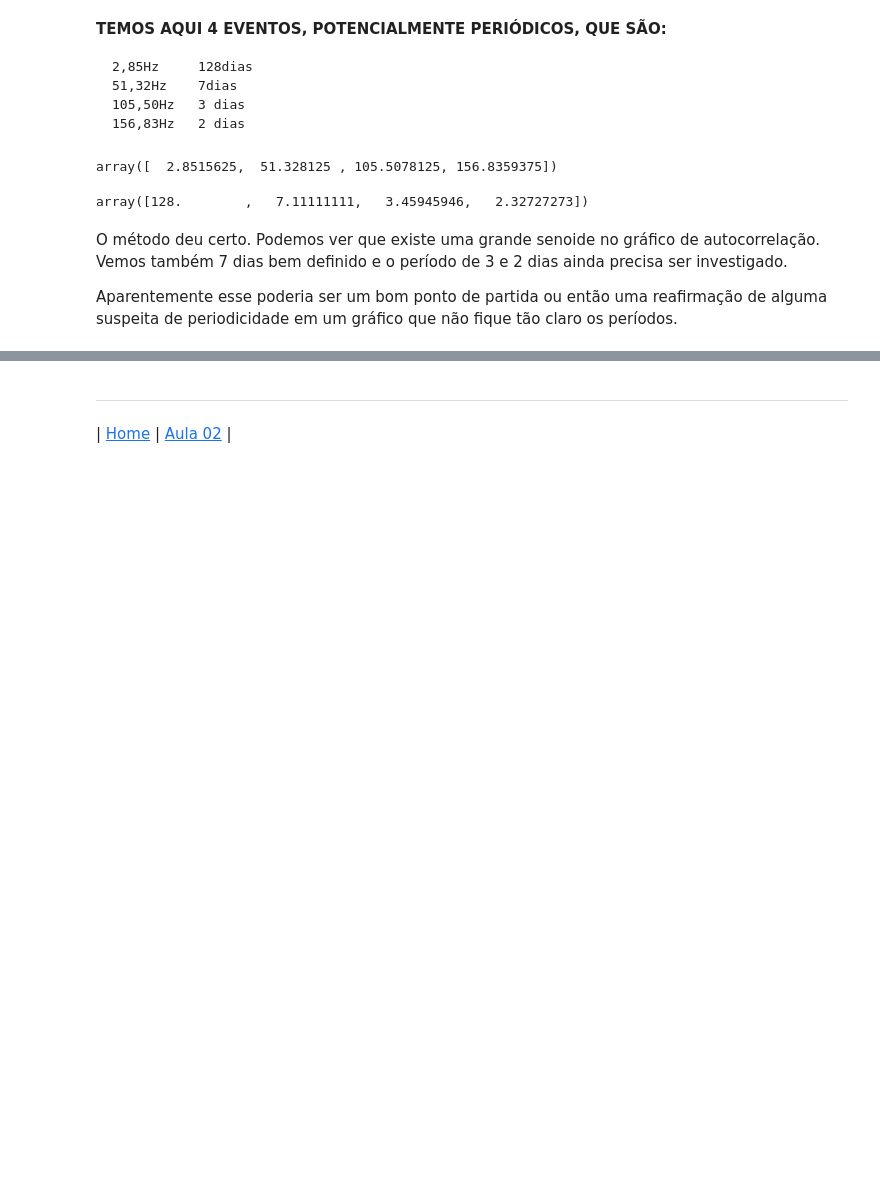
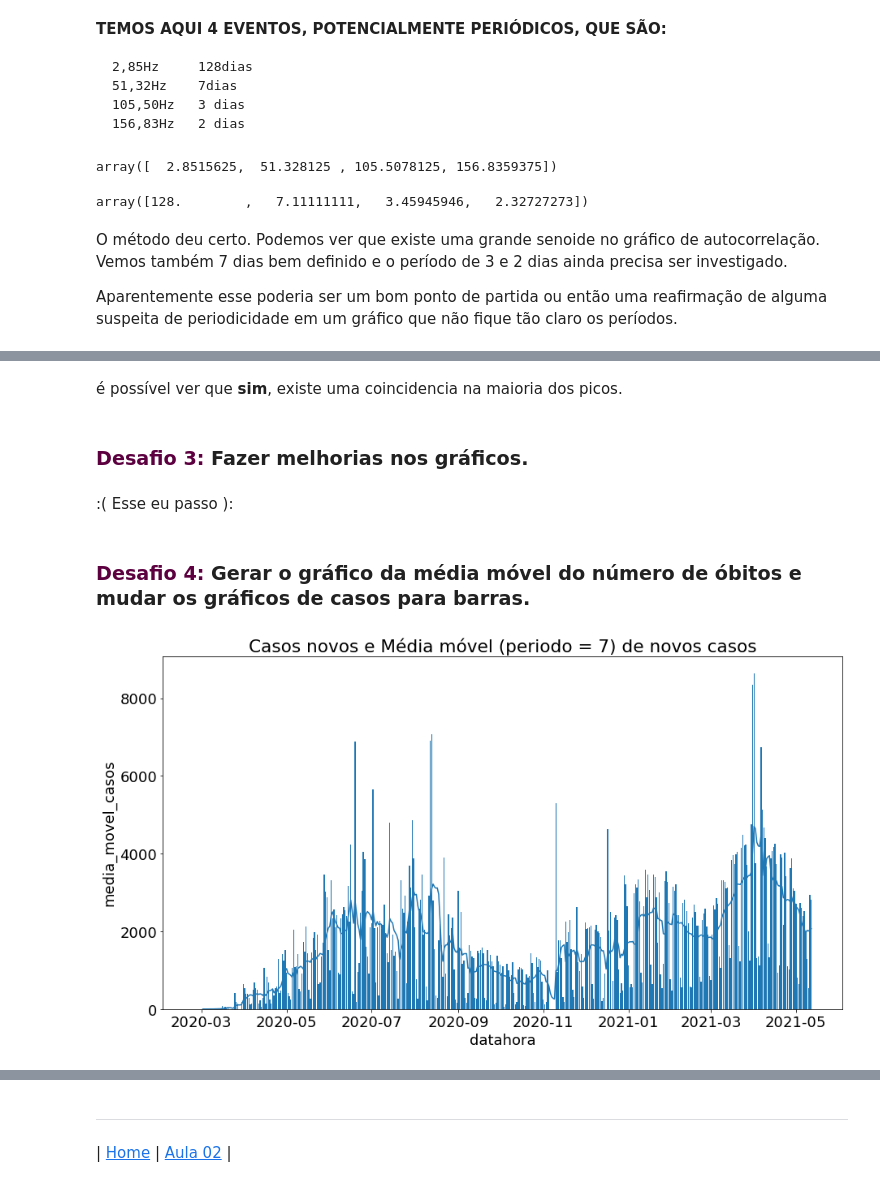
Before and after one commit to fdrigui/BootcampDS, a Jupyter notebook: modulo_tres/Aula_01.ipynb, the cells around one changed output, grey strips where cells are left out. Saved outputs shown, nothing was run; the diff lists cells and outputs as text; code cells hidden in the pictures; blank space fills up the shorter version.

```diff
--- a/modulo_tres/Aula_01.ipynb
+++ b/modulo_tres/Aula_01.ipynb
@@ -477,0 +499,16 @@ Aparentemente esse poderia ser um bom ponto de partida ou então uma reafirmaç
+# %% [markdown]
+é possível ver que **sim**, existe uma coincidencia na maioria dos picos.
+# %% [markdown]
+<h3><b><span style="color:#5C0040">Desafio 3: </span></b>Fazer melhorias nos gráficos.</h3>
+# %% [markdown]
+:( Esse eu passo ):
+# %% [markdown]
+<h3><b><span style="color:#5C0040">Desafio 4: </span></b>Gerar o gráfico da média móvel do número de óbitos e mudar os gráficos de casos para barras.</h3>
+# %%
+#sns.barplot(x='datahora', y='casos_novos', data=dados_sp)
+sns.lineplot(x='datahora', y='media_movel_casos', data=dados_sp)
+plt.bar(dados_sp['datahora'], dados_sp['casos_novos'])
+plt.title('Casos novos e Média móvel (periodo = 7) de novos casos')
+plt.show()
+# %% [output]
+[figure, added]
```
Also changed, not shown: parts of 22 cells of this notebook.
